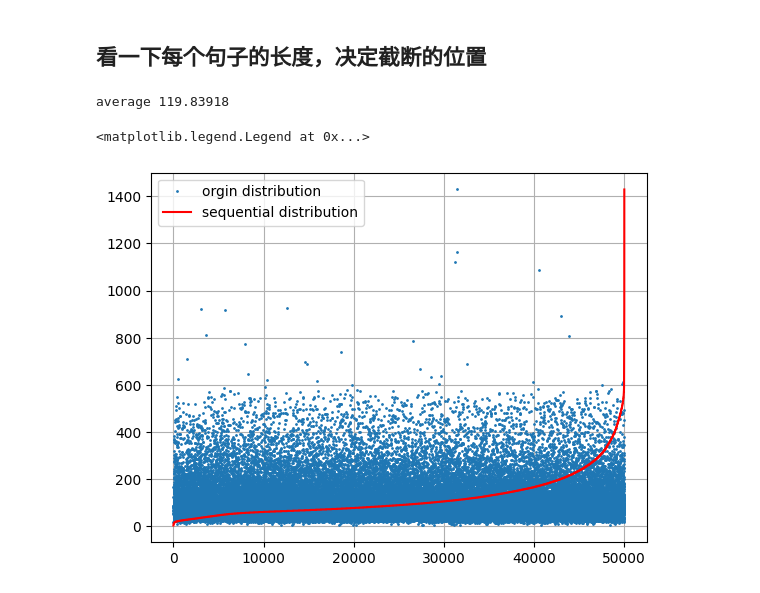
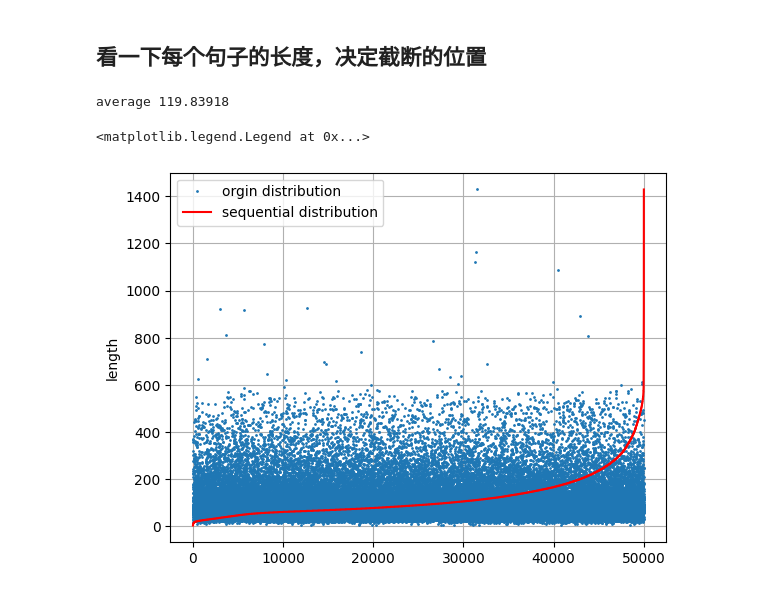
Before and after one commit to YukiNasumi/EmotionClassify, a Jupyter notebook: DataDemo.ipynb, the cells around one changed output. Saved outputs shown, nothing was run; the diff lists cells and outputs as text; code cells hidden in the pictures.

```diff
--- a/DataDemo.ipynb
+++ b/DataDemo.ipynb
@@ -14,3 +14,5 @@ data.head(5)
 | 4 | petter matteis love time money vi... | positive | 1 |
 # %% [markdown]
 ## 构建语料库，通过语料库构建词表，从而将单词编码
+# %%
+data['length'] = data['review'].apply(lambda s:len(s.split()))
@@ -40,18 +54,19 @@ len(v)
 # %%
 max =0
 sum = 0
 for i,l in enumerate(lines):
     sum += len(l)
     if len(l)>max:
         max = len(l)
 print('average {}'.format(sum/len(lines)))
 len_seq = [len(l) for l in lines]
 import matplotlib.pyplot as plt
 plt.plot(list(range(len(lines))),len_seq,'o',markersize=1,label = 'orgin distribution')
 plt.plot(list(range(len(lines))),sorted(len_seq),'r-',label='sequential distribution')
+plt.ylabel('length')
 plt.grid()
 plt.legend()
 # %% [output]
 average 119.83918
 <matplotlib.legend.Legend at 0x...>
-[figure, old version]
+[figure, new version]
```
Also changed, not shown: parts of 1 cell of this notebook, 5 other files.
